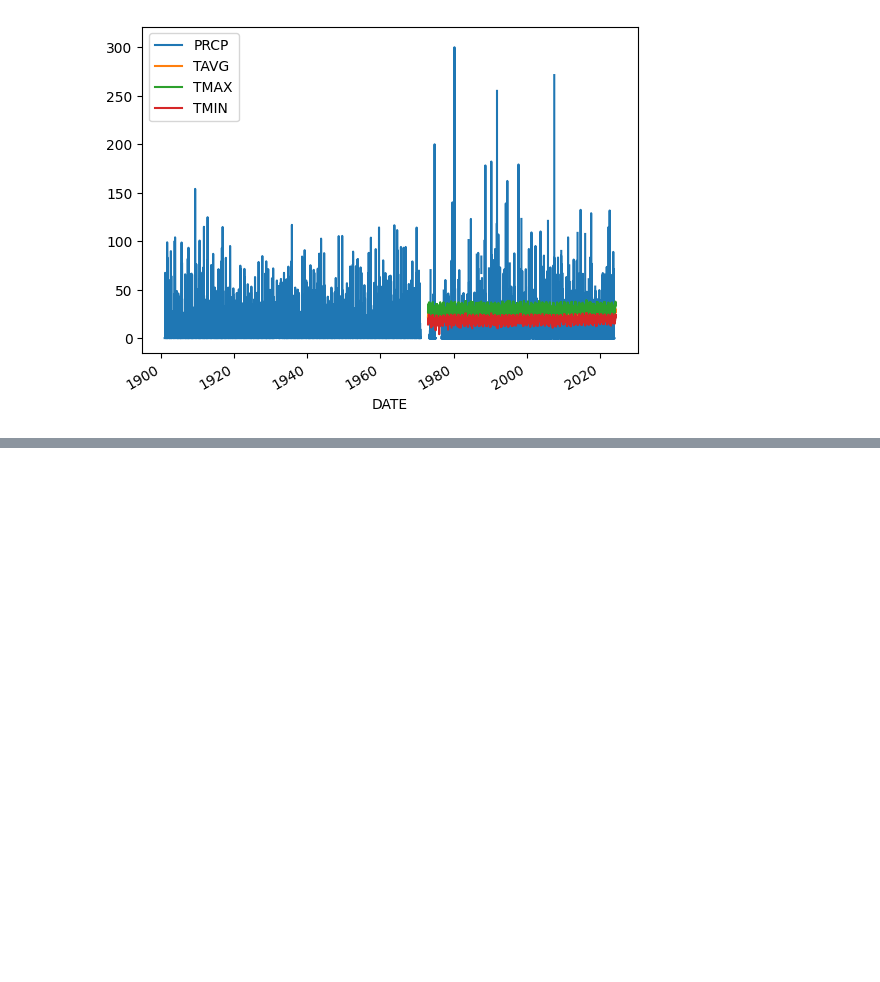
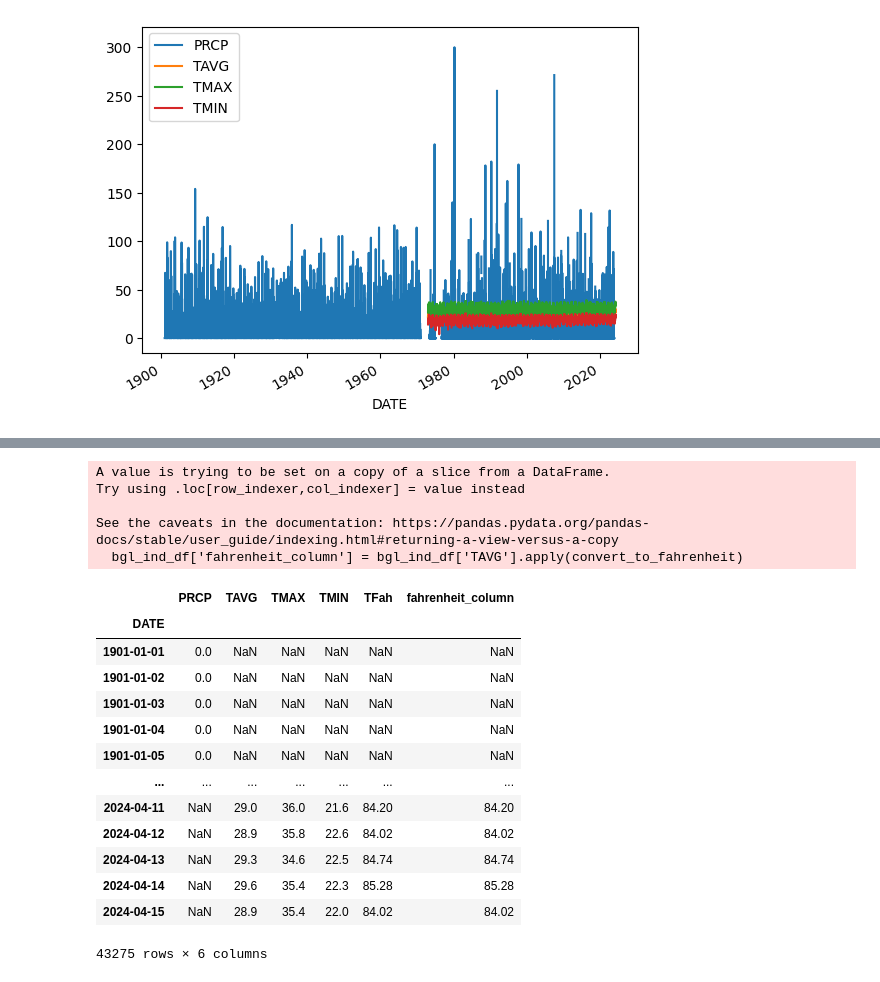
Before and after one commit to cu-esiil-edu/gauravchakrabarty.github.io, a Jupyter notebook: Timeseries_Bangalore.ipynb, the cells around one changed output, grey strips where cells are left out. Cells and saved outputs as stored; diff of their text form; code cells hidden in the pictures; blank space fills up the shorter version.

```diff
--- a/Timeseries_Bangalore.ipynb
+++ b/Timeseries_Bangalore.ipynb
@@ -74,0 +120,27 @@ bgl_ind_df.plot()
+# %%
+def convert_to_fahrenheit(celcius):
+    """Convert temperature to fahrenheit"""
+    return ((9/5 * celcius) + 32)
+
+bgl_ind_df['fahrenheit_column'] = bgl_ind_df['TAVG'].apply(convert_to_fahrenheit)
+bgl_ind_df
+# %% [output]
+A value is trying to be set on a copy of a slice from a DataFrame.
+Try using .loc[row_indexer,col_indexer] = value instead
+
+See the caveats in the documentation: https://pandas.pydata.org/pandas-docs/stable/user_guide/indexing.html#returning-a-view-versus-a-copy
+  bgl_ind_df['fahrenheit_column'] = bgl_ind_df['TAVG'].apply(convert_to_fahrenheit)
+|  | PRCP | TAVG | TMAX | TMIN | TFah | fahrenheit_column |
+| DATE |  |  |  |  |  |  |
+| 1901-01-01 | 0.0 | NaN | NaN | NaN | NaN | NaN |
+| 1901-01-02 | 0.0 | NaN | NaN | NaN | NaN | NaN |
+| 1901-01-03 | 0.0 | NaN | NaN | NaN | NaN | NaN |
+| 1901-01-04 | 0.0 | NaN | NaN | NaN | NaN | NaN |
+| 1901-01-05 | 0.0 | NaN | NaN | NaN | NaN | NaN |
+| ... | ... | ... | ... | ... | ... | ... |
+| 2024-04-11 | NaN | 29.0 | 36.0 | 21.6 | 84.20 | 84.20 |
+| 2024-04-12 | NaN | 28.9 | 35.8 | 22.6 | 84.02 | 84.02 |
+| 2024-04-13 | NaN | 29.3 | 34.6 | 22.5 | 84.74 | 84.74 |
+| 2024-04-14 | NaN | 29.6 | 35.4 | 22.3 | 85.28 | 85.28 |
+| 2024-04-15 | NaN | 28.9 | 35.4 | 22.0 | 84.02 | 84.02 |
+43275 rows × 6 columns
```
Also changed, not shown: parts of 9 cells of this notebook.
